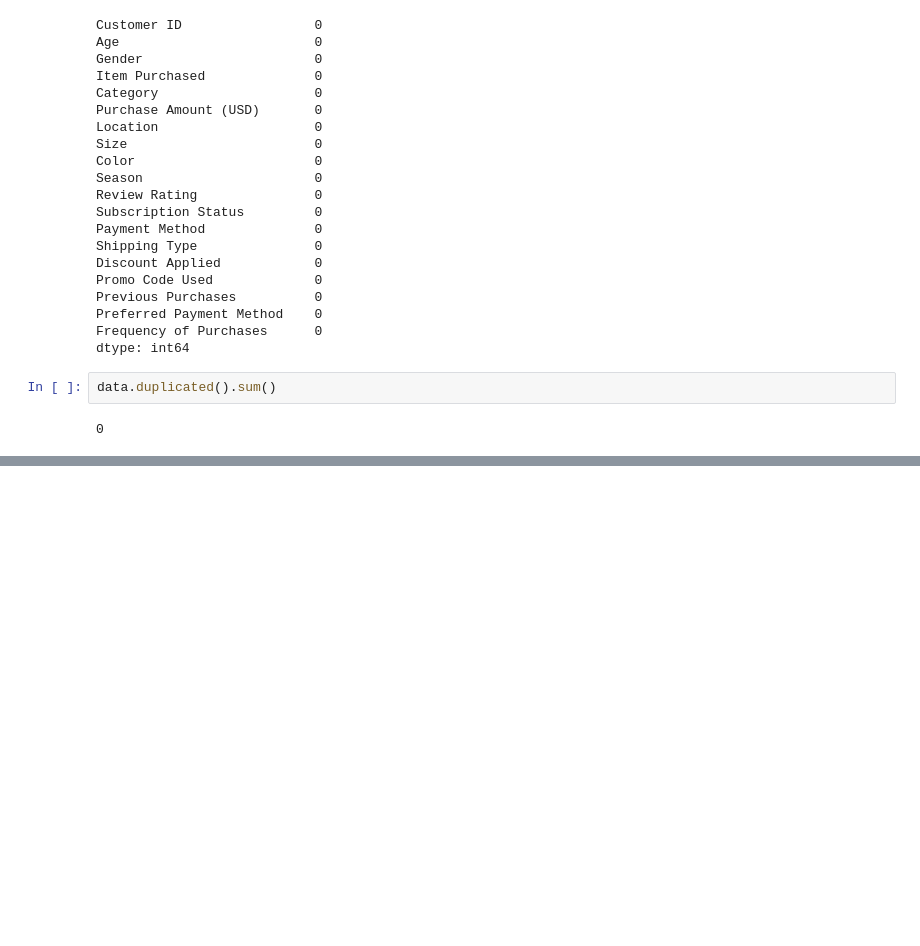
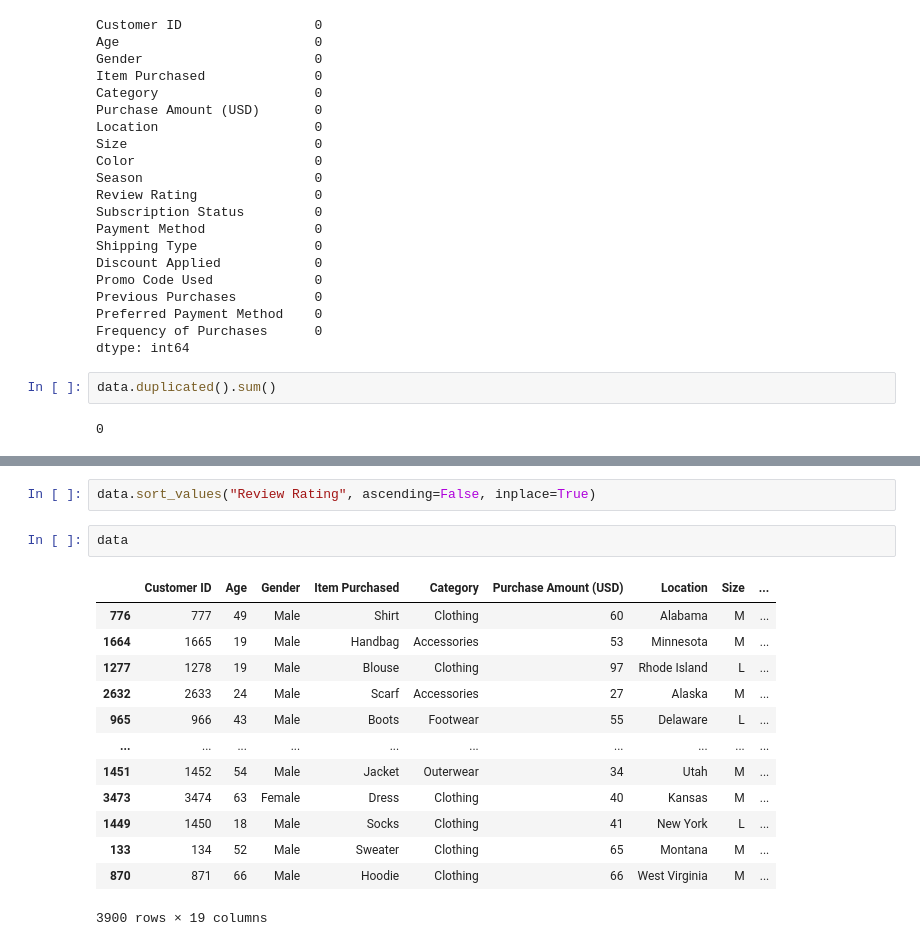
Before and after one commit to markprubin/misc-da, a Jupyter notebook: shopping-trends/shopping_trends.ipynb, the cells around one changed output, grey strips where cells are left out. Cells and saved outputs as stored; diff of their text form; blank space fills up the shorter version.

```diff
--- a/shopping-trends/shopping_trends.ipynb
+++ b/shopping-trends/shopping_trends.ipynb
@@ -80,0 +106,18 @@ Text(0.5, 1.0, 'Histogram of Age')
+# %%
+data.sort_values("Review Rating", ascending=False, inplace=True)
+# %%
+data
+# %% [output]
+|  | Customer ID | Age | Gender | Item Purchased | Category | Purchase Amount (USD) | Location | Size | ... |
+| 776 | 777 | 49 | Male | Shirt | Clothing | 60 | Alabama | M | ... |
+| 1664 | 1665 | 19 | Male | Handbag | Accessories | 53 | Minnesota | M | ... |
+| 1277 | 1278 | 19 | Male | Blouse | Clothing | 97 | Rhode Island | L | ... |
+| 2632 | 2633 | 24 | Male | Scarf | Accessories | 27 | Alaska | M | ... |
+| 965 | 966 | 43 | Male | Boots | Footwear | 55 | Delaware | L | ... |
+| ... | ... | ... | ... | ... | ... | ... | ... | ... | ... |
+| 1451 | 1452 | 54 | Male | Jacket | Outerwear | 34 | Utah | M | ... |
+| 3473 | 3474 | 63 | Female | Dress | Clothing | 40 | Kansas | M | ... |
+| 1449 | 1450 | 18 | Male | Socks | Clothing | 41 | New York | L | ... |
+| 133 | 134 | 52 | Male | Sweater | Clothing | 65 | Montana | M | ... |
+| 870 | 871 | 66 | Male | Hoodie | Clothing | 66 | West Virginia | M | ... |
+3900 rows × 19 columns
```
Also changed, not shown: parts of 6 cells of this notebook.
